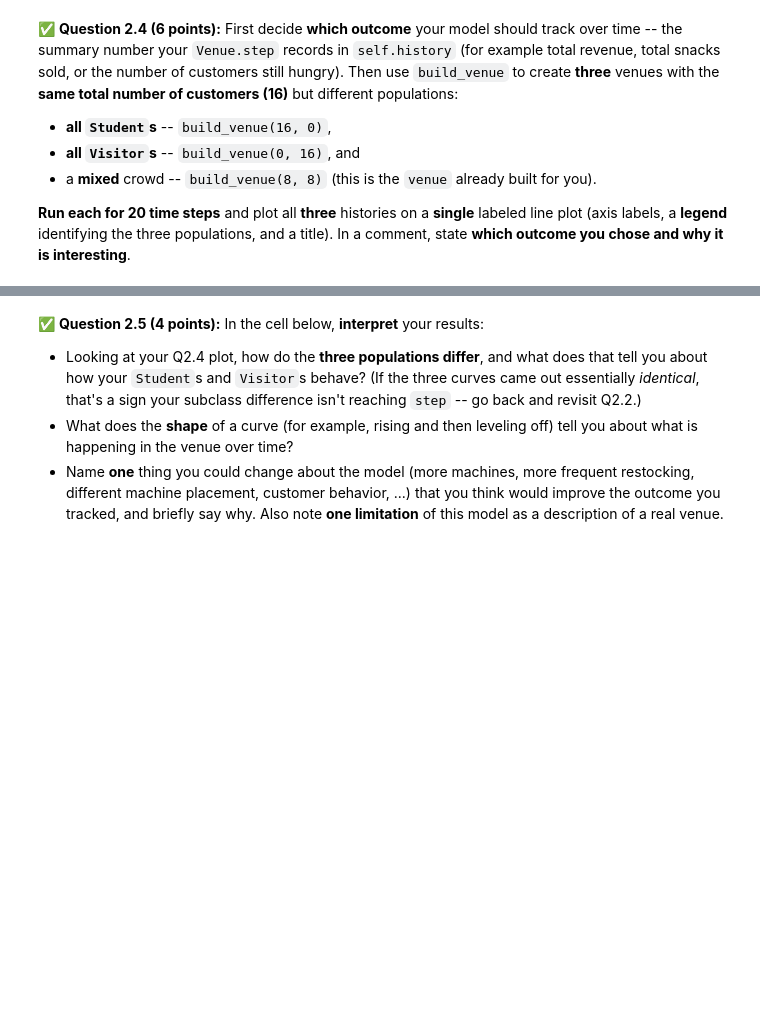
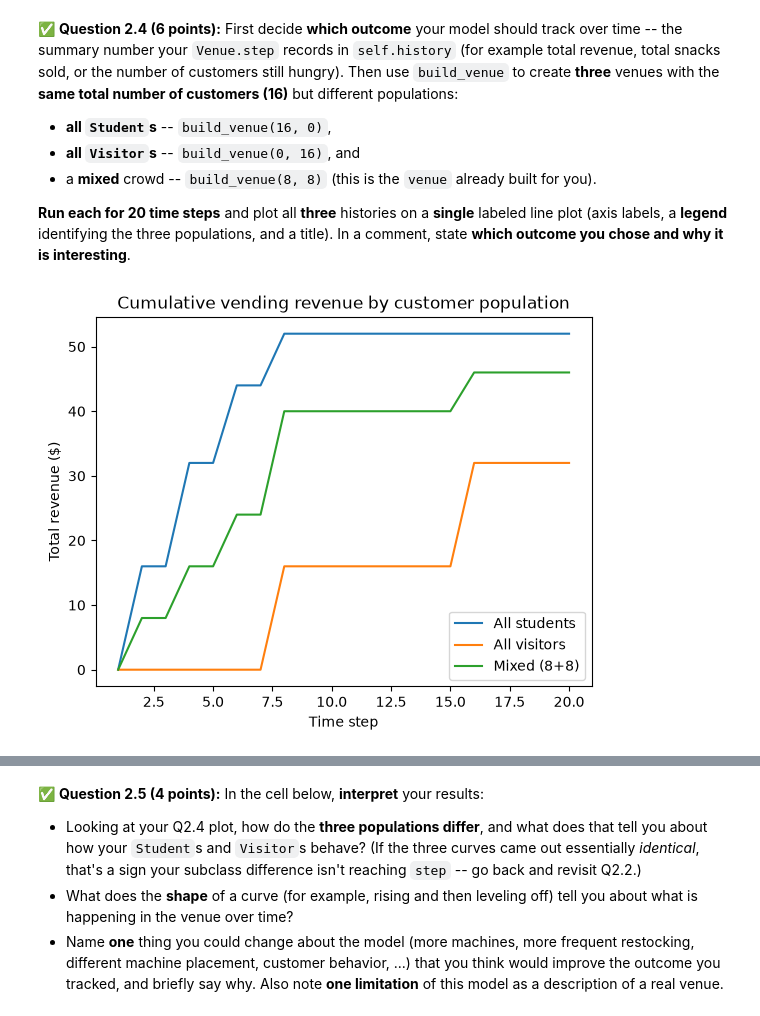
Before and after one commit to benni-ellisgoertler/CMSE202-f26-turnin, a Jupyter notebook: hw-02/HW02-ABMandGraphTheory-STUDENT.ipynb, the cells around one changed output, grey strips where cells are left out. Cells and saved outputs as stored; diff of their text form; code cells hidden in the pictures; blank space fills up the shorter version.

```diff
--- a/hw-02/HW02-ABMandGraphTheory-STUDENT.ipynb
+++ b/hw-02/HW02-ABMandGraphTheory-STUDENT.ipynb
@@ -259,3 +258,34 @@ class Venue:
+# %%
+# Complete the Venue class.
+import math
+
+class Venue:
+    def __init__(self, machines, customers):
+        self.machines = machines
+        self.customers = customers
+        self.history = []
+
+    def nearest_machine(self, customer):
+        return min(self.machines,
+                   key=lambda m: math.hypot(m.location[0] - customer.position[0],
+                                            m.location[1] - customer.position[1]))
+
+    def step(self):
+        for c in self.customers:
+            c.get_hungrier()
+            if c.wants_to_buy():
+                m = self.nearest_machine(c)
+                if m.inventory and c.cash >= m.price:
+                    m.input_cash(m.price)
+                    if m.make_request(m.inventory[0]):
+                        c.cash -= m.price
+                        c.hunger = 0
+        self.history.append(sum(m.stash for m in self.machines))
+
+    def run(self, n_steps):
+        for n in range(n_steps):
+            self.step()
+        return self.history
 # %% [markdown]
 <!-- END QUESTION -->
 <!-- DO NOT MODIFY OR DELETE THIS CELL -->
@@ -336,9 +370,19 @@ labels, a **legend** identifying the three populations, and a title). In a comme
 you chose and why it is interesting**.
 # %%
 # Put your code here.
+import matplotlib.pyplot as plt
+runs = {'All students': build_venue(16, 0), 'All visitors': build_venue(0, 16), 'Mixed (8+8)':  build_venue(8, 8)}
+for label, r in runs.items():
+    plt.plot(range(1, 21), r.run(20), label=label)
+plt.xlabel('Time step')
+plt.ylabel('Total revenue ($)')
+plt.title('Cumulative vending revenue by customer population')
+plt.legend(); plt.show()
 # 1) Build three venues with build_venue: all students, all visitors, and a mixed crowd.
 # 2) Run each for 20 steps and plot all three histories on ONE labeled plot (with a legend).
 # In a comment, say which outcome you are tracking and why.
+# %% [output]
+[figure, added]
 # %% [markdown]
 <!-- END QUESTION -->
 <!-- DO NOT MODIFY OR DELETE THIS CELL -->
```
Also changed, not shown: parts of 14 cells of this notebook.
